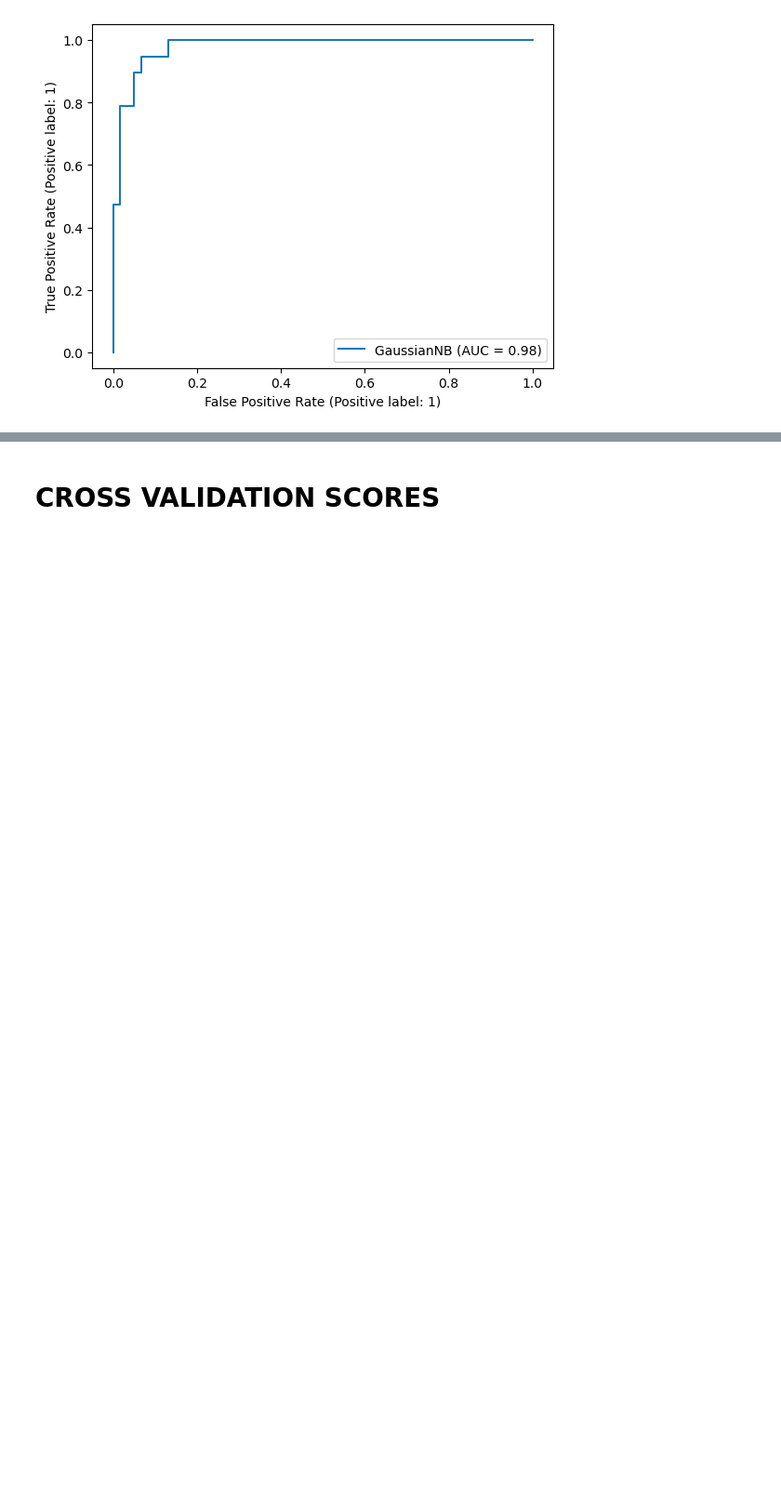
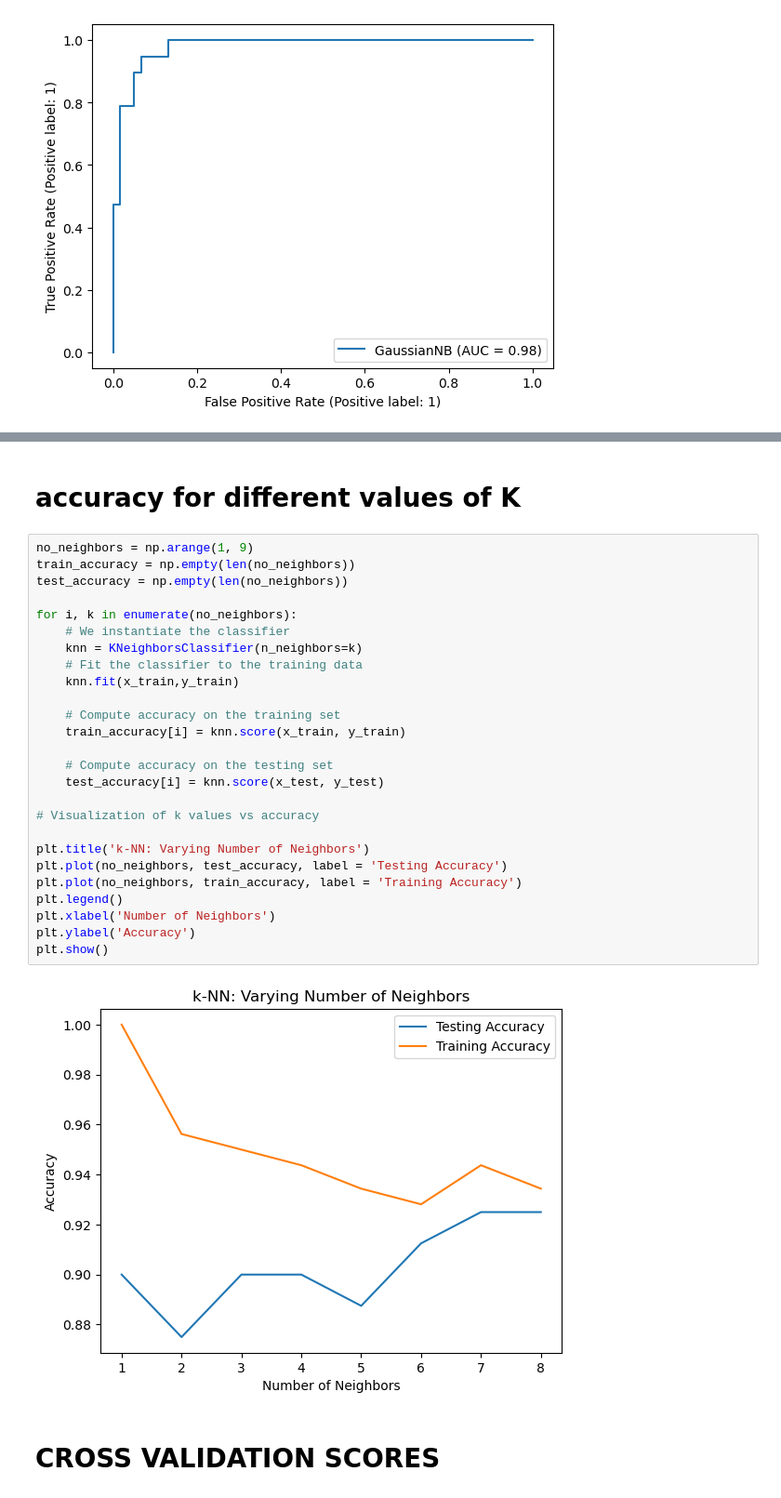
Before and after one commit to Dheeraj10869/Graduate-admission, a Jupyter notebook: Graduate Admission Prediction.ipynb, the cells around one changed output, grey strips where cells are left out. Shown: that part at 93% size. Drawn from its saved outputs; the diff is of its cells as text; blank space fills up the shorter version.

```diff
--- a/Graduate Admission Prediction.ipynb
+++ b/Graduate Admission Prediction.ipynb
@@ -378,3 +410,33 @@ plt.show()
+# %% [markdown]
+# accuracy for different values of K
+# %%
+no_neighbors = np.arange(1, 9)
+train_accuracy = np.empty(len(no_neighbors))
+test_accuracy = np.empty(len(no_neighbors))
+
+for i, k in enumerate(no_neighbors):
+    # We instantiate the classifier
+    knn = KNeighborsClassifier(n_neighbors=k)
+    # Fit the classifier to the training data
+    knn.fit(x_train,y_train)
+
+    # Compute accuracy on the training set
+    train_accuracy[i] = knn.score(x_train, y_train)
+
+    # Compute accuracy on the testing set
+    test_accuracy[i] = knn.score(x_test, y_test)
+
+# Visualization of k values vs accuracy
+
+plt.title('k-NN: Varying Number of Neighbors')
+plt.plot(no_neighbors, test_accuracy, label = 'Testing Accuracy')
+plt.plot(no_neighbors, train_accuracy, label = 'Training Accuracy')
+plt.legend()
+plt.xlabel('Number of Neighbors')
+plt.ylabel('Accuracy')
+plt.show()
+# %% [output]
+[figure, added]
 # %% [markdown]
 # CROSS VALIDATION SCORES
 # %%
```
Also changed, not shown: parts of 11 cells of this notebook, 1 other file.
